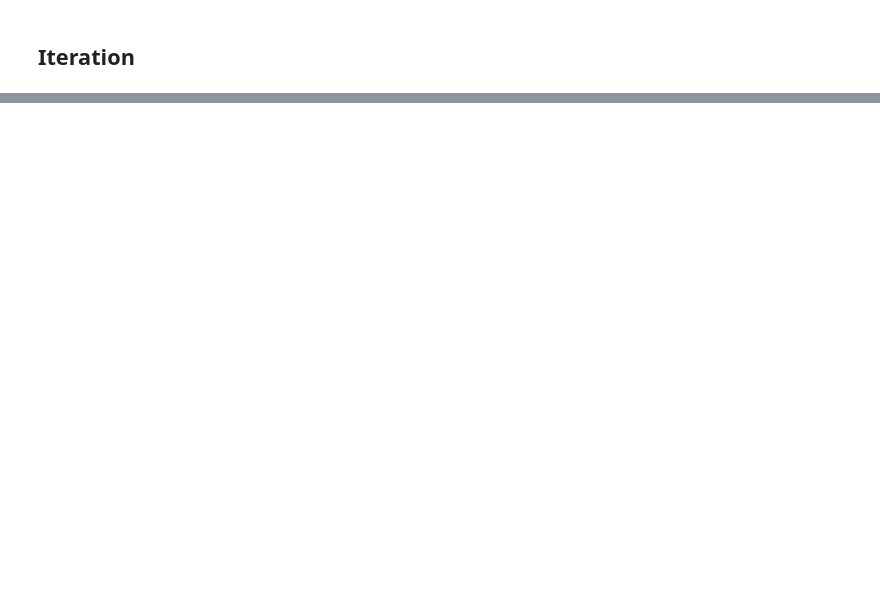
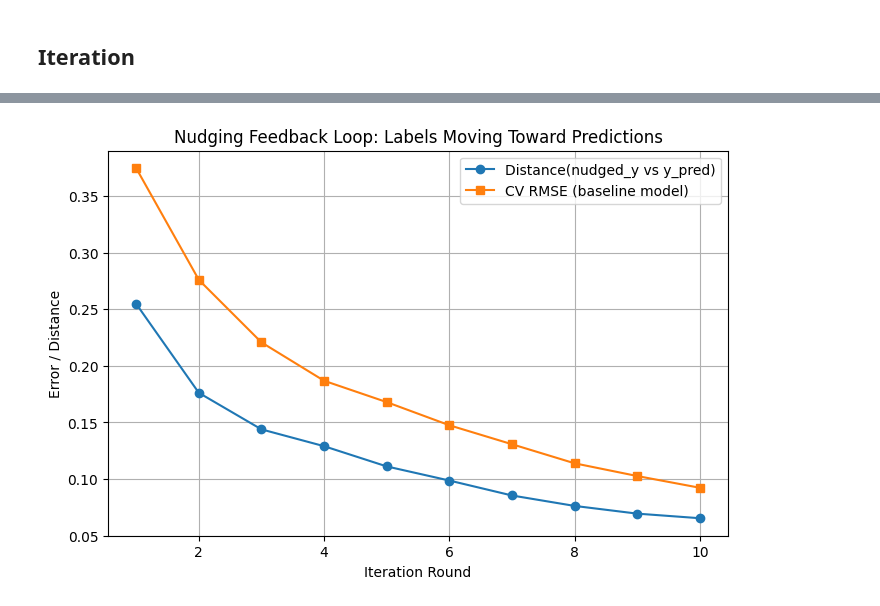
Before and after one commit to Sarah-Pan/Prediction-Model-Nudging, a Jupyter notebook: IBM_HR_Analytic.ipynb, the cells around one changed output, grey strips where cells are left out. Drawn from its saved outputs; the diff is of its cells as text; code cells hidden in the pictures; blank space fills up the shorter version.

Commit message:
feat: add feedback loop

```diff
--- a/IBM_HR_Analytic.ipynb
+++ b/IBM_HR_Analytic.ipynb
@@ -363,0 +399,18 @@ Round 5:
+# %%
+import matplotlib.pyplot as plt
+import pandas as pd
+
+df_results = pd.DataFrame(results)
+
+plt.figure(figsize=(8,5))
+plt.plot(df_results["round"], df_results["mean_dist_nudge"], marker="o", label="Distance(nudged_y vs y_pred)")
+plt.plot(df_results["round"], df_results["cv_rmse"], marker="s", label="CV RMSE (baseline model)")
+
+plt.xlabel("Iteration Round")
+plt.ylabel("Error / Distance")
+plt.title("Nudging Feedback Loop: Labels Moving Toward Predictions")
+plt.legend()
+plt.grid(True)
+plt.show()
+# %% [output]
+[figure, added]
```
Also changed, not shown: parts of 16 cells of this notebook.
